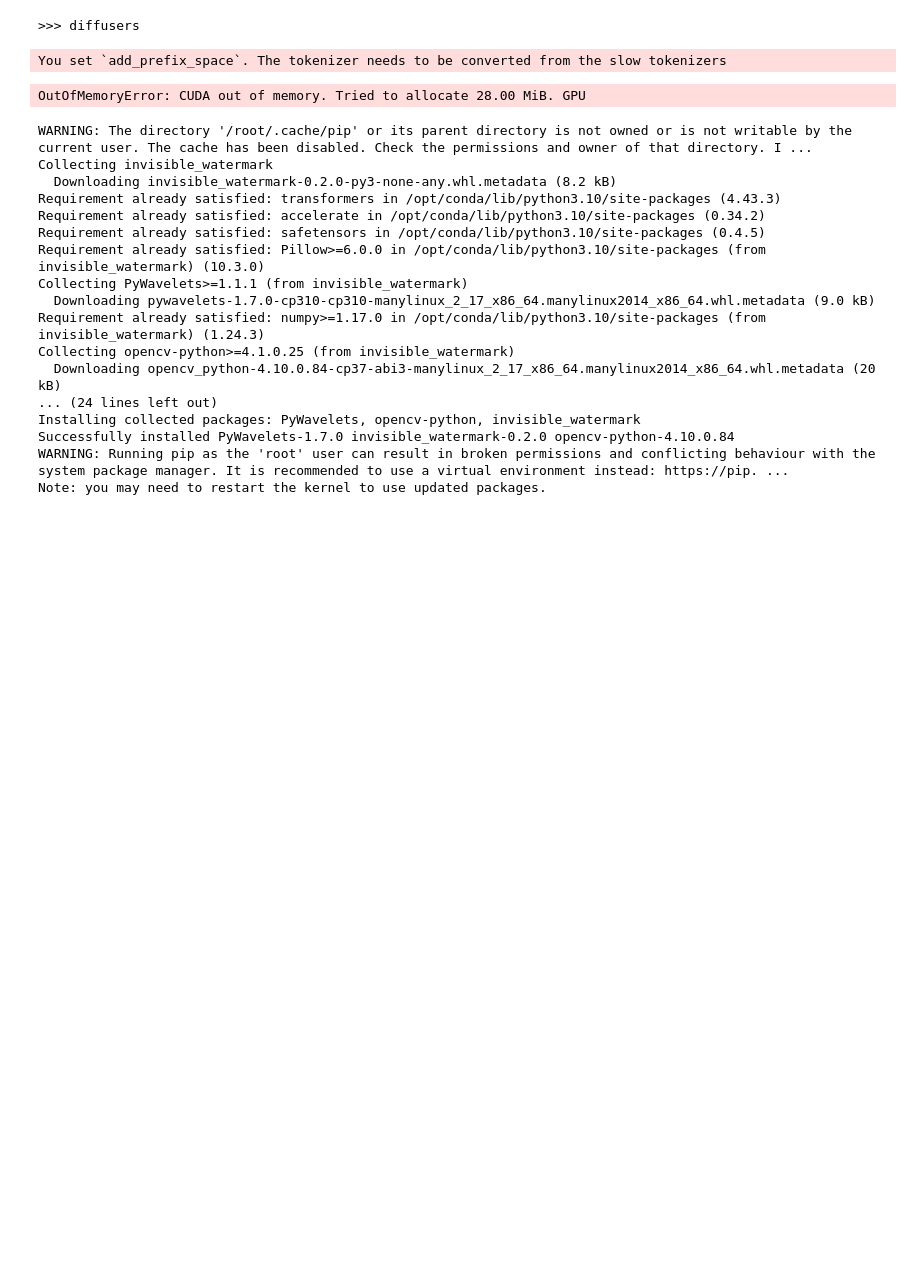
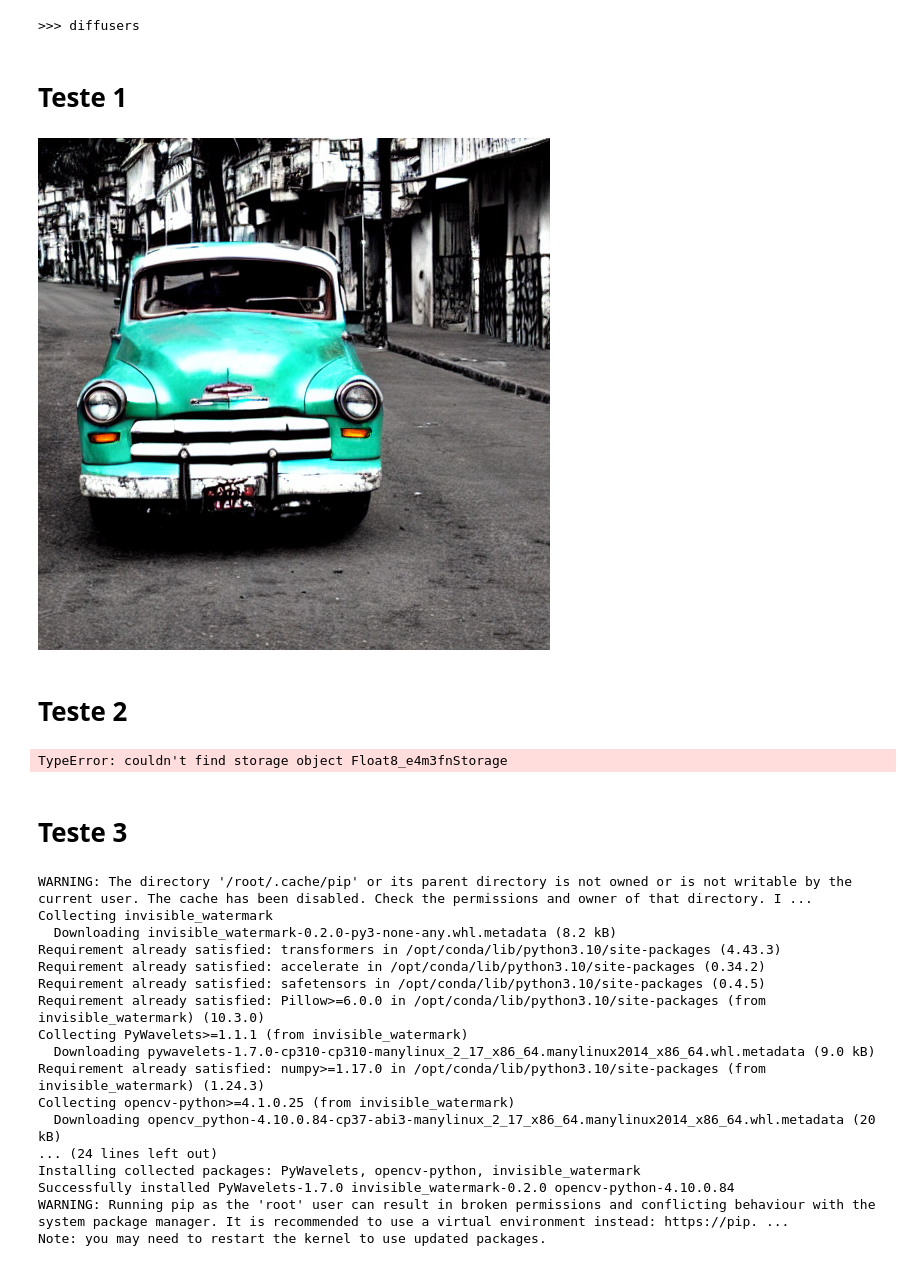
Before and after one commit to emdemor/opensource-llm-recipes, a Jupyter notebook: project/21-test-stable-difusion.ipynb, the cells around one changed output. Drawn from its saved outputs; the diff is of its cells as text; code cells hidden in the pictures; blank space fills up the shorter version.

Commit message:
update stable-difusion

```diff
--- a/project/21-test-stable-difusion.ipynb
+++ b/project/21-test-stable-difusion.ipynb
@@ -27,20 +27,5 @@ for lib in libs:
     install_lib(lib)
 # %% [output]
 >>> diffusers
-# %%
-import torch
-from diffusers import StableDiffusion3Pipeline
-
-pipe = StableDiffusion3Pipeline.from_pretrained("stabilityai/stable-diffusion-3-medium-diffusers", torch_dtype=torch.float16)
-pipe = pipe.to("cuda")
-
-image = pipe(
-    "A cat holding a sign that says hello world",
-    negative_prompt="",
-    num_inference_steps=28,
-    guidance_scale=7.0,
-).images[0]
-image
-# %% [output]
-You set `add_prefix_space`. The tokenizer needs to be converted from the slow tokenizers
-OutOfMemoryError: CUDA out of memory. Tried to allocate 28.00 MiB. GPU
+# %% [markdown]
+# Teste 1
@@ -47,3 +34,24 @@ OutOfMemoryError: CUDA out of memory. Tried to allocate 28.00 MiB. GPU
+# %%
+pipe = StableDiffusionPipeline.from_pretrained('CompVis/stable-diffusion-v1-4').to('cuda')
+# %%
+# Initialize a prompt
+prompt = "old car in rio de janeiro"
+# Pass the prompt in the pipeline
+pipe(prompt).images[0]
+# %% [output]
+[figure, added]
+# %% [markdown]
+# Teste 2
+# %%
+import torch
+from diffusers import StableDiffusion3Pipeline
+
+pipe = StableDiffusion3Pipeline.from_pretrained("stabilityai/stable-diffusion-3-medium-diffusers", torch_dtype=torch.float16, )
+pipe = pipe.to("cuda")
+# %% [output]
+TypeError: couldn't find storage object Float8_e4m3fnStorage
+# %% [markdown]
+# Teste 3
 # %%
 !pip install invisible_watermark transformers accelerate safetensors
 # %% [output]
```
Also changed, not shown: parts of 3 cells of this notebook.
